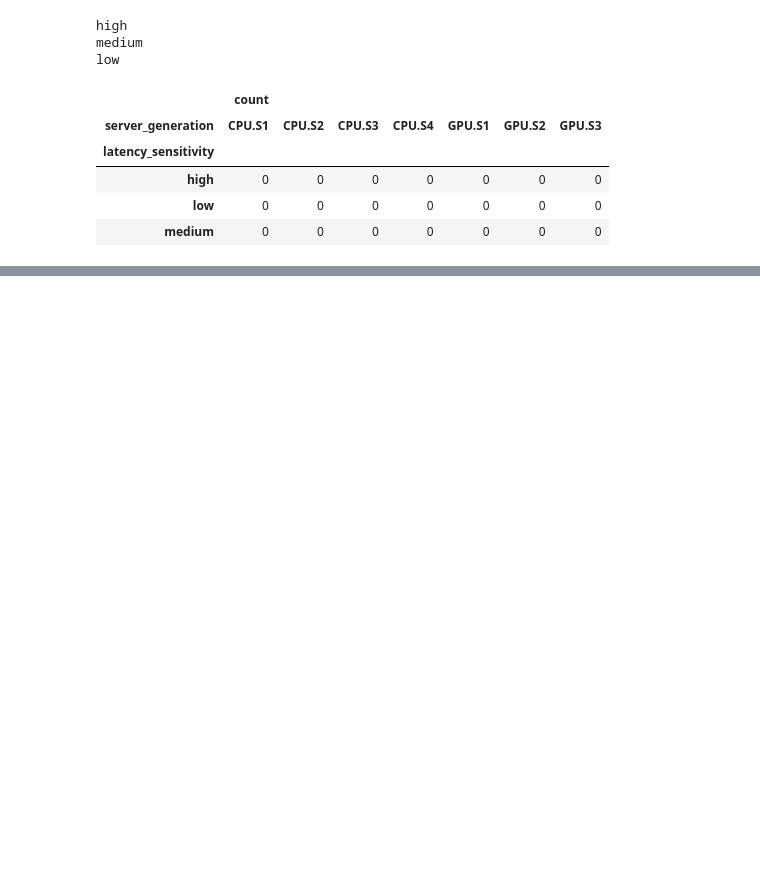
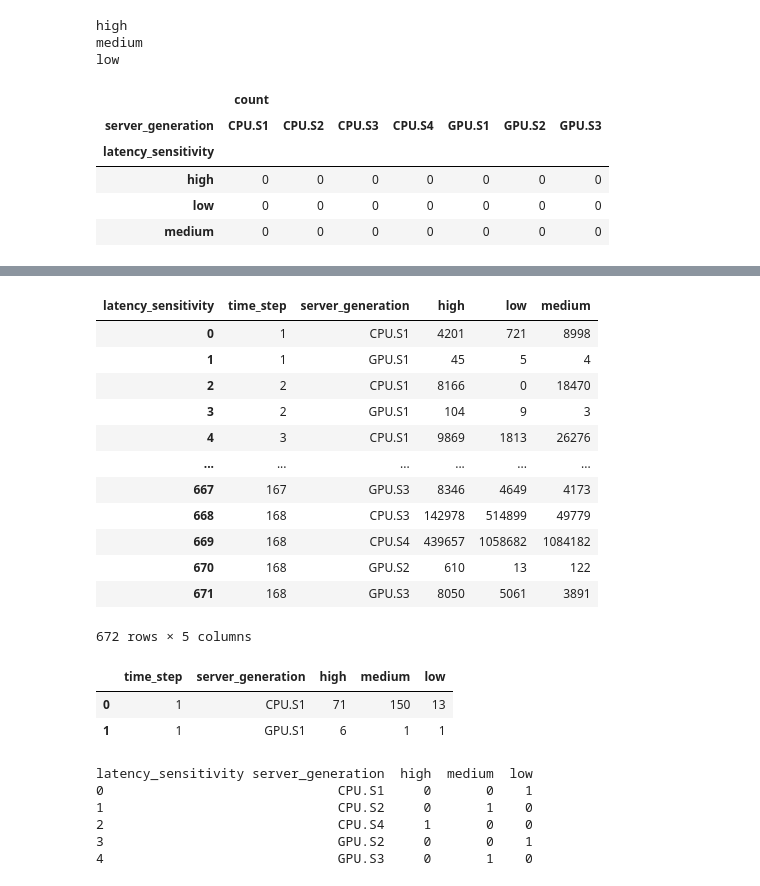
Before and after one commit to degendemolisher/Hackathon-Huawei-FiveGuys, a Jupyter notebook: analyse_data/tests.ipynb, the cells around one changed output, grey strips where cells are left out. Drawn from its saved outputs; the diff is of its cells as text; code cells hidden in the pictures; blank space fills up the shorter version.

```diff
--- a/analyse_data/tests.ipynb
+++ b/analyse_data/tests.ipynb
@@ -1137,0 +1159,2 @@ if not state.fleet.empty:
+# %%
+actual_demand = get_actual_demand(demand)
@@ -1137,0 +1176,16 @@ if not state.fleet.empty:
+# %%
+actual_demand
+# %% [output]
+| latency_sensitivity | time_step | server_generation | high | low | medium |
+| 0 | 1 | CPU.S1 | 4201 | 721 | 8998 |
+| 1 | 1 | GPU.S1 | 45 | 5 | 4 |
+| 2 | 2 | CPU.S1 | 8166 | 0 | 18470 |
+| 3 | 2 | GPU.S1 | 104 | 9 | 3 |
+| 4 | 3 | CPU.S1 | 9869 | 1813 | 26276 |
+| ... | ... | ... | ... | ... | ... |
+| 667 | 167 | GPU.S3 | 8346 | 4649 | 4173 |
+| 668 | 168 | CPU.S3 | 142978 | 514899 | 49779 |
+| 669 | 168 | CPU.S4 | 439657 | 1058682 | 1084182 |
+| 670 | 168 | GPU.S2 | 610 | 13 | 122 |
+| 671 | 168 | GPU.S3 | 8050 | 5061 | 3891 |
+672 rows × 5 columns
@@ -1137,0 +1221,8 @@ if not state.fleet.empty:
+# %%
+result = calculate_servers_needed(actual_demand, servers)
+x = result.loc[result['time_step'] == 1]
+x
+# %% [output]
+|  | time_step | server_generation | high | medium | low |
+| 0 | 1 | CPU.S1 | 71 | 150 | 13 |
+| 1 | 1 | GPU.S1 | 6 | 1 | 1 |
@@ -1137,0 +1255,28 @@ if not state.fleet.empty:
+# %%
+# Example usage:
+fleet_data = {
+    'datacenter_id': ['DC1', 'DC2', 'DC3', 'DC1', 'DC2'],
+    'server_generation': ['CPU.S1', 'CPU.S2', 'CPU.S4', 'GPU.S2', 'GPU.S3'],
+    'server_id': ['S1', 'S2', 'S3', 'S4', 'S5'],
+    'lifespan': [10, 15, 20, 25, 30],
+    'life_expectancy': [96, 96, 96, 96, 96],
+    'latency_sensitivity': ['low', 'medium', 'high', 'low', 'medium'],
+    'capacity': [75, 120, 160, 8, 8],
+    'purchase_price': [16000, 19500, 22000, 140000, 160000],
+    'average_maintenance_fee': [308, 375, 423, 2695, 3080],
+    'energy_consumption': [460, 800, 920, 3000, 4200],
+    'cost_of_energy': [100, 100, 100, 100, 100],
+    'moved': [0, 0, 0, 0, 0]
+}
+
+fleet_df = pd.DataFrame(fleet_data)
+
+result = summarize_fleet_deployment(fleet_df)
+print(result)
+# %% [output]
+latency_sensitivity server_generation  high  medium  low
+0                              CPU.S1     0       0    1
+1                              CPU.S2     0       1    0
+2                              CPU.S4     1       0    0
+3                              GPU.S2     0       0    1
+4                              GPU.S3     0       1    0
```
Also changed, not shown: parts of 25 cells of this notebook, 8 other files.
